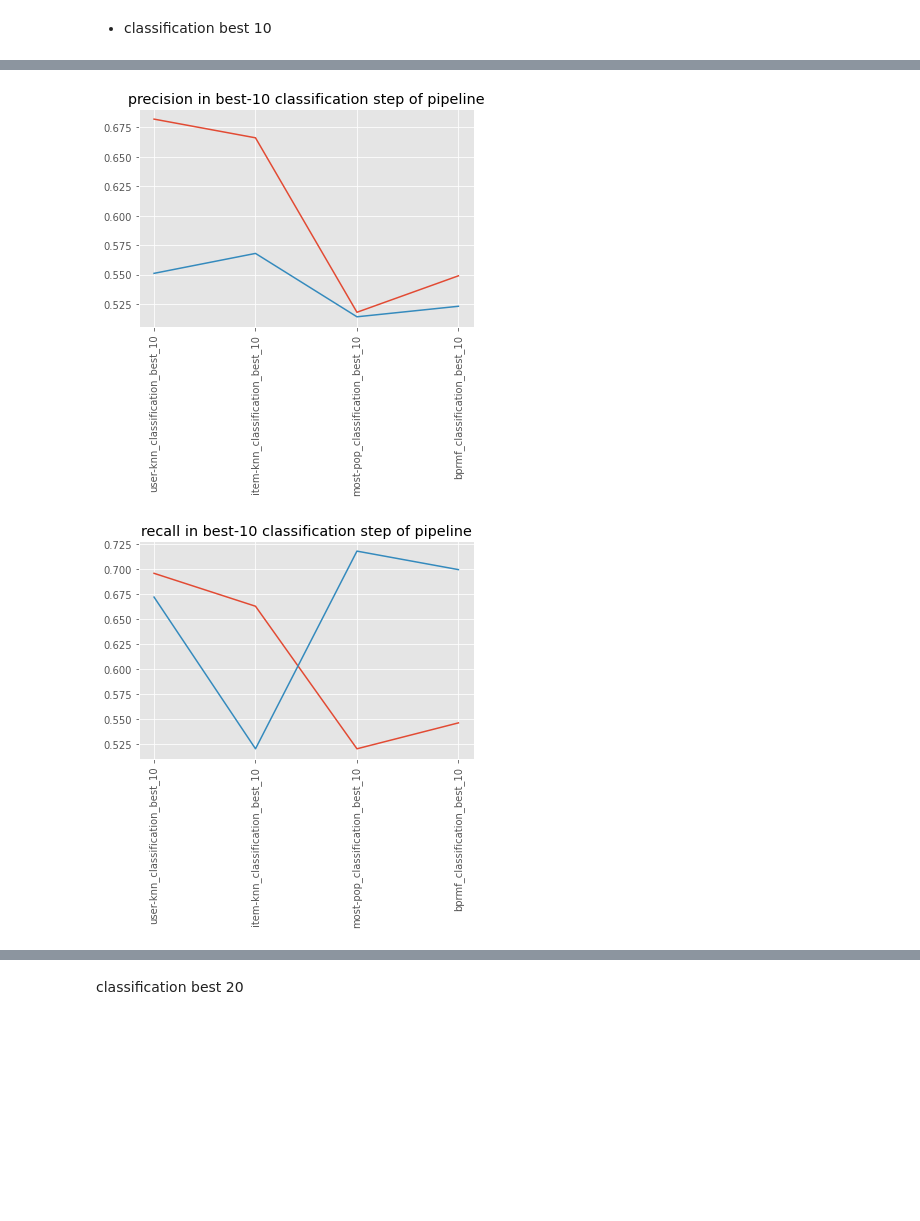
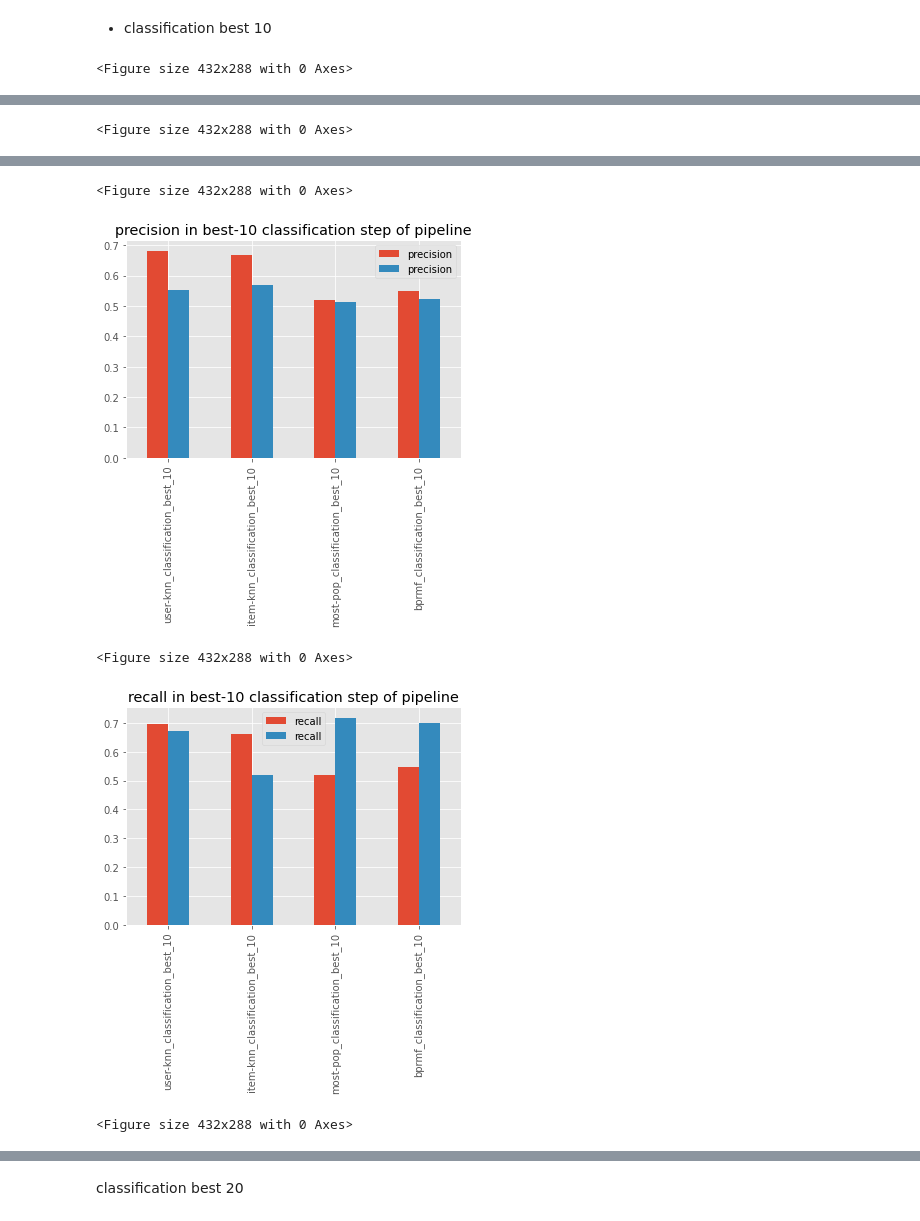
Before and after one commit to marinimau/privacy_and_fairness_in_recsys, a Jupyter notebook: results/plot_gender.ipynb, the cells around one changed output, grey strips where cells are left out. Cells and saved outputs as stored; diff of their text form; code cells hidden in the pictures; blank space fills up the shorter version.

Commit message:
plot nDCG

```diff
--- a/results/plot_gender.ipynb
+++ b/results/plot_gender.ipynb
@@ -66,8 +66,12 @@ metrics = ['balanced acc', 'f1', 'precision', 'recall', 'roc auc']
 def perform_plot(random_forest, logistic_regression, metric, model_name, kind='line'):
     plt.figure()
     plt.style.use('ggplot')
-    random_forest[metric].plot(kind=kind)
-    logistic_regression[metric].plot(kind=kind)
+    if kind == 'bar':
+        dff = pd.concat([random_forest[metric].to_frame(),logistic_regression[metric].to_frame()], axis=1)
+        dff.plot(kind=kind)
+    else:
+        random_forest[metric].plot(kind=kind)
+        logistic_regression[metric].plot(kind=kind)
     plt.title(metric + ' in ' + model_name + ' pipeline')
     indices = range(random_forest.shape[0])
     labels = random_forest['dataset'].to_list()
@@ -99,0 +108,8 @@ for m in metrics:
+# %%
+current_experiment = 3
+first_item = 1 + EXPERIMENT_FOR_MODEL * current_experiment
+bprmf_model_performance_random_forest = gender_inference_random_forest.iloc[first_item:first_item+EXPERIMENT_FOR_MODEL,:].reset_index()
+bprmf_model_performance_logistic_regression = gender_inference_logistic_regression.iloc[first_item:first_item+EXPERIMENT_FOR_MODEL,:].reset_index()
+
+for m in metrics:
+    perform_plot(bprmf_model_performance_random_forest, bprmf_model_performance_logistic_regression, m, 'MostPopular')
@@ -140,5 +167,6 @@ best10_random_forest = gender_inference_random_forest.iloc[first_item::EXPERIMEN
 best10_logistic_regression = gender_inference_logistic_regression.iloc[first_item::EXPERIMENT_FOR_MODEL,:].reset_index()
 
 for m in metrics:
-    perform_plot(best10_random_forest, best10_logistic_regression, m, 'best-10 classification step of')
+    perform_plot(best10_random_forest, best10_logistic_regression, m, 'best-10 classification step of', kind='bar')
 # %% [output]
+<Figure size 432x288 with 0 Axes>
@@ -145,0 +174 @@ for m in metrics:
+<Figure size 432x288 with 0 Axes>
@@ -147,2 +176,5 @@ for m in metrics:
+<Figure size 432x288 with 0 Axes>
-[figure, old version]
+[figure, new version]
+<Figure size 432x288 with 0 Axes>
-[figure, old version]
+[figure, new version]
+<Figure size 432x288 with 0 Axes>
```
Also changed, not shown: parts of 7 cells of this notebook.
